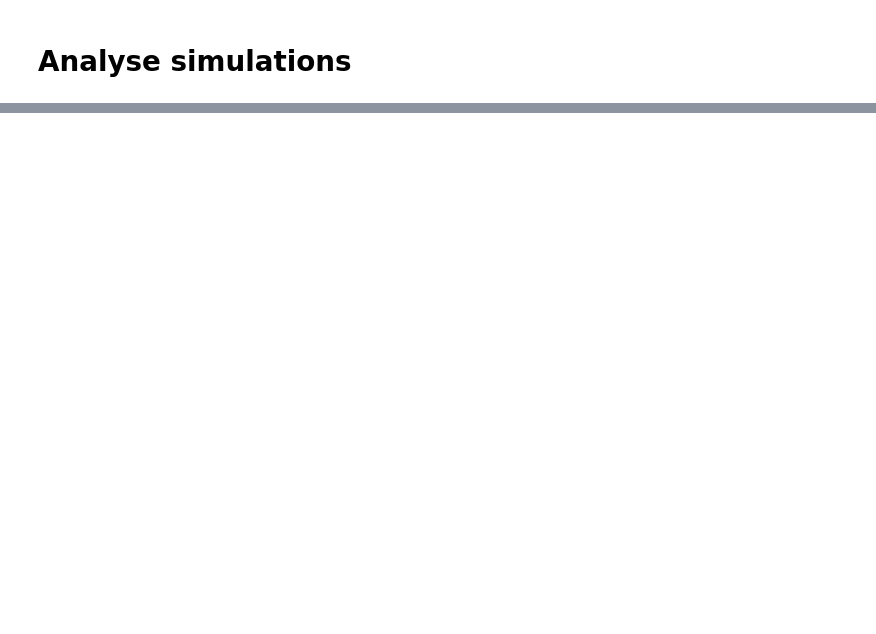
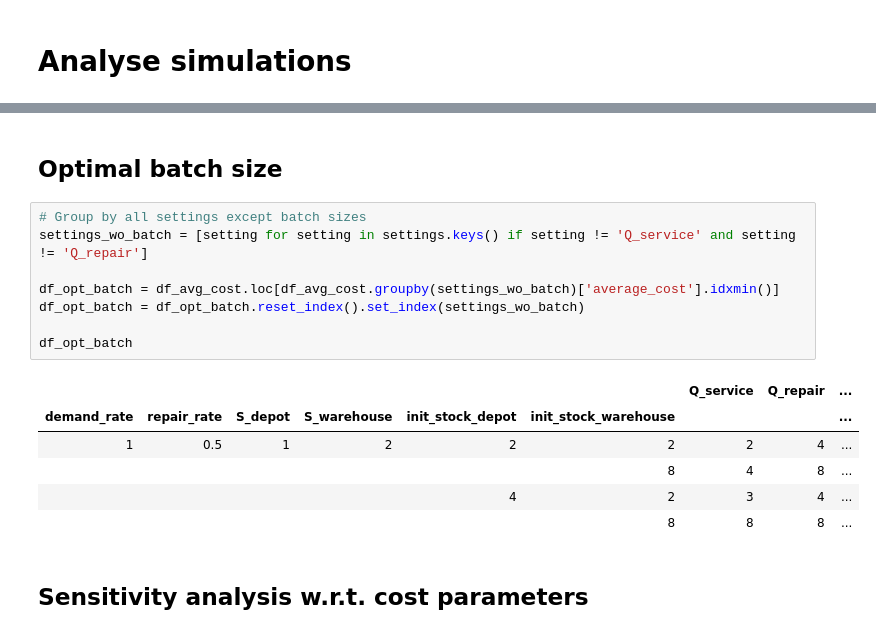
Before and after one commit to markkvdb/Simple-RL-Simulation, a Jupyter notebook: notebooks/Analyse-Simulation-Data.ipynb, the cells around one changed output, grey strips where cells are left out. Cells and saved outputs as stored; diff of their text form; blank space fills up the shorter version.

```diff
--- a/notebooks/Analyse-Simulation-Data.ipynb
+++ b/notebooks/Analyse-Simulation-Data.ipynb
@@ -66,0 +92,19 @@ df_agg
+# %% [markdown]
+## Optimal batch size
+# %%
+# Group by all settings except batch sizes
+settings_wo_batch = [setting for setting in settings.keys() if setting != 'Q_service' and setting != 'Q_repair']
+
+df_opt_batch = df_avg_cost.loc[df_avg_cost.groupby(settings_wo_batch)['average_cost'].idxmin()]
+df_opt_batch = df_opt_batch.reset_index().set_index(settings_wo_batch)
+
+df_opt_batch
+# %% [output]
+|  |  |  |  |  |  | Q_service | Q_repair | ... |
+| demand_rate | repair_rate | S_depot | S_warehouse | init_stock_depot | init_stock_warehouse |  |  | ... |
+| 1 | 0.5 | 1 | 2 | 2 | 2 | 2 | 4 | ... |
+|  |  |  |  |  | 8 | 4 | 8 | ... |
+|  |  |  |  | 4 | 2 | 3 | 4 | ... |
+|  |  |  |  |  | 8 | 8 | 8 | ... |
+# %% [markdown]
+## Sensitivity analysis w.r.t. cost parameters
```
Also changed, not shown: parts of 14 cells of this notebook, 3 other files.
